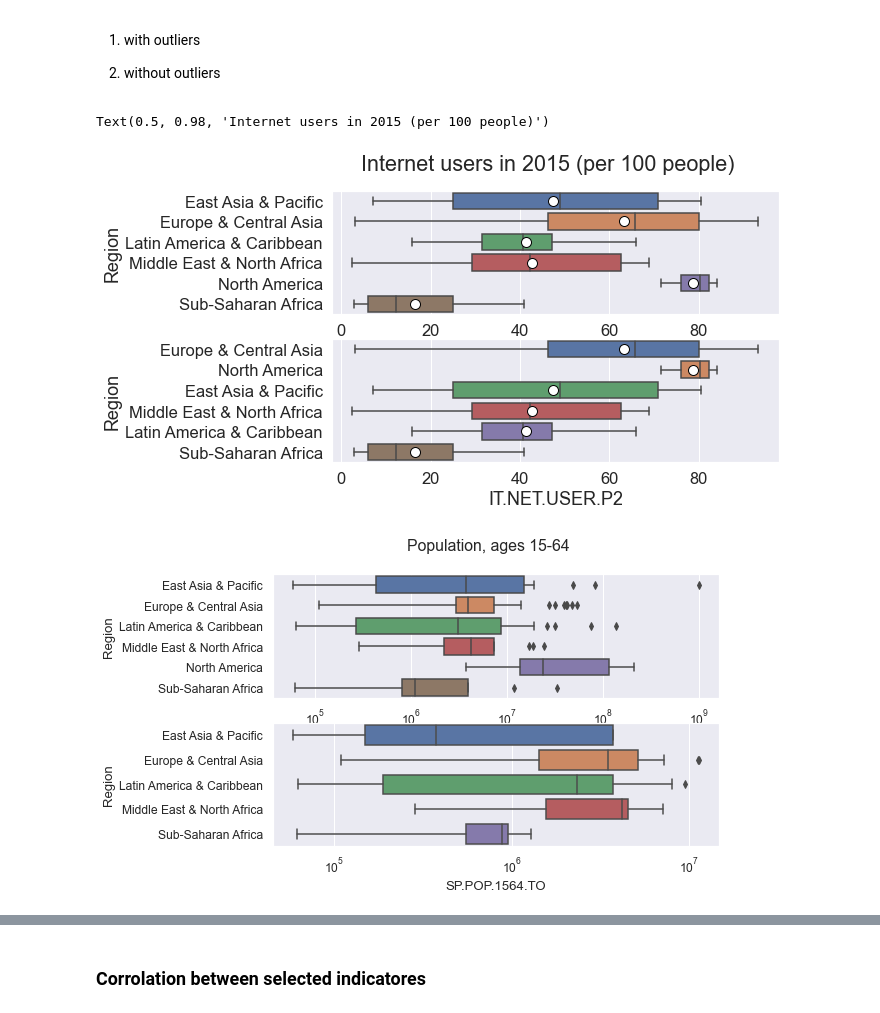
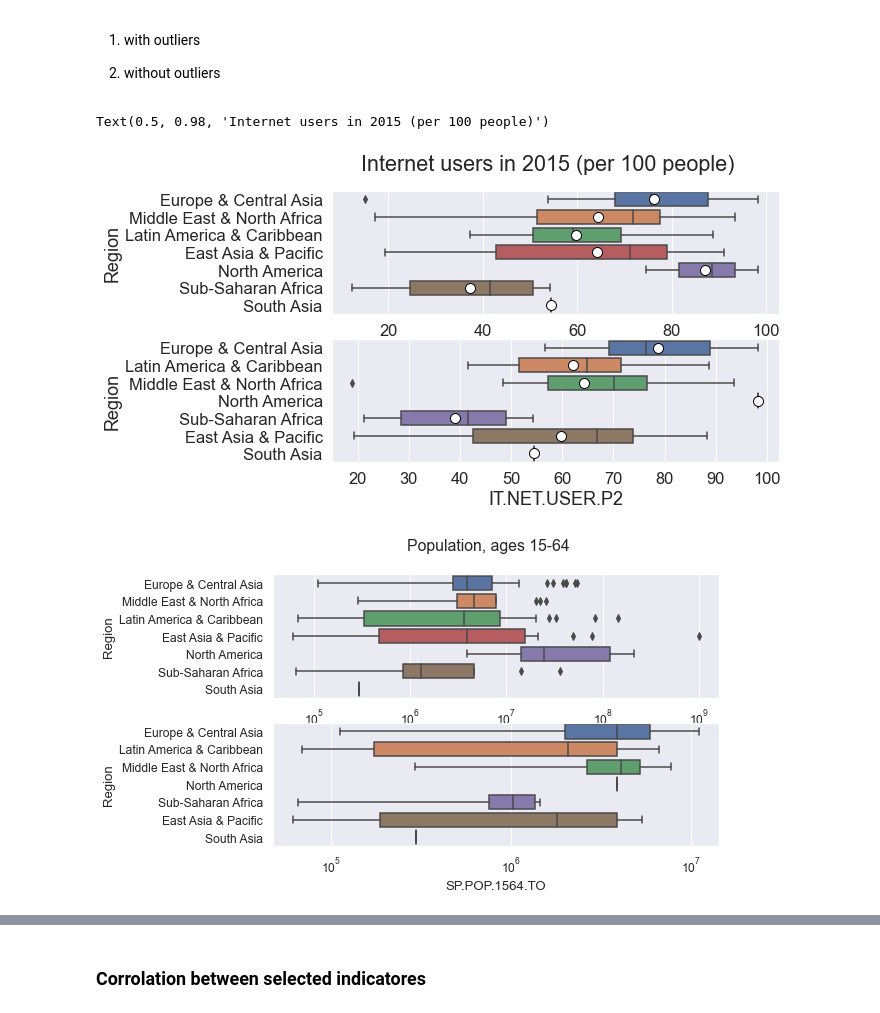
Before and after one commit to Azimoj/EdState-, a Jupyter notebook: P2.ipynb, the cells around one changed output, grey strips where cells are left out. Drawn from its saved outputs; the diff is of its cells as text; code cells hidden in the pictures.

```diff
--- a/P2.ipynb
+++ b/P2.ipynb
@@ -435 +489,3 @@ SP.TER.TOTL.IN 0.14  % missing values
+# %%
+final_df=final_df.rename(columns={'SE.TER.ENRL_x':'SE.TER.ENRL'})
 # %%
@@ -446,0 +503,5 @@ pivot_plus_country.describe()
+# %%
+final_df = final_df.round({'IT.NET.USER.P2': 2,'2010, BAR.TER.CMPT.15UP.ZS':2 ,
+                                              'NY.GDP.PCAP.PP.CD':2,'SE.TER.ENRL':2,
+                                              'SP.POP.1564.TO':2 , 'SP.TER.TOTL.IN':2})
+final_df
@@ -458,17 +529,17 @@ pivot_plus_country = pivot_plus_country.round({'IT.NET.USER.P2': 2,'BAR.TER.CMPT
 # %% [markdown]
 __Filling Missing Values__
 # %%
-pivot_plus_country['BAR.TER.CMPT.15UP.ZS']= pivot_plus_country['BAR.TER.CMPT.15UP.ZS'].fillna(pivot_plus_country['BAR.TER.CMPT.15UP.ZS'].mean())
+final_df['BAR.TER.CMPT.15UP.ZS']= final_df['BAR.TER.CMPT.15UP.ZS'].fillna(final_df['BAR.TER.CMPT.15UP.ZS'].mean())
 
-pivot_plus_country['IT.NET.USER.P2']= pivot_plus_country['IT.NET.USER.P2'].fillna(pivot_plus_country['IT.NET.USER.P2'].median())
+final_df['IT.NET.USER.P2']= final_df['IT.NET.USER.P2'].fillna(final_df['IT.NET.USER.P2'].median())
 
-pivot_plus_country['NY.GNP.PCAP.PP.CD']= pivot_plus_country['NY.GNP.PCAP.PP.CD'].fillna(pivot_plus_country['NY.GNP.PCAP.PP.CD'].median())
+final_df['NY.GDP.PCAP.PP.CD']= final_df['NY.GDP.PCAP.PP.CD'].fillna(final_df['NY.GDP.PCAP.PP.CD'].median())
 
-pivot_plus_country['SE.TER.ENRL']= pivot_plus_country['SE.TER.ENRL'].fillna(pivot_plus_country['SE.TER.ENRL'].median())
+final_df['SE.TER.ENRL']= final_df['SE.TER.ENRL'].fillna(final_df['SE.TER.ENRL'].median())
 
-pivot_plus_country['SE.XPD.TOTL.GB.ZS']= pivot_plus_country['SE.XPD.TOTL.GB.ZS'].fillna(pivot_plus_country['SE.XPD.TOTL.GB.ZS'].median())
+#final_df['SE.XPD.TOTL.GB.ZS']= final_df['SE.XPD.TOTL.GB.ZS'].fillna(final_df['SE.XPD.TOTL.GB.ZS'].median())
 
-pivot_plus_country['SP.POP.1564.TO']= pivot_plus_country['SP.POP.1564.TO'].fillna(pivot_plus_country['SP.POP.1564.TO'].median())
+final_df['SP.POP.1564.TO']= final_df['SP.POP.1564.TO'].fillna(final_df['SP.POP.1564.TO'].median())
 
-pivot_plus_country['SP.TER.TOTL.IN']= pivot_plus_country['SP.TER.TOTL.IN'].fillna(pivot_plus_country['SP.TER.TOTL.IN'].median())
+final_df['SP.TER.TOTL.IN']= final_df['SP.TER.TOTL.IN'].fillna(final_df['SP.TER.TOTL.IN'].median())
 # %%
@@ -514,10 +580,10 @@ pivot_plus_country.shape
 from collections import Counter
 # %%
 # calculate interquartile range
-Q1 = pivot_plus_country.quantile(q=.25)
-Q3 = pivot_plus_country.quantile(q=.75)
+Q1 = final_df.quantile(q=.25)
+Q3 = final_df.quantile(q=.75)
 IQR=Q3-Q1
 
-data_clean1 = pivot_plus_country[~((pivot_plus_country < (Q1-1.5*IQR)) | (pivot_plus_country > (Q3+1.5*IQR))).any(axis=1)]
-data_clean1.shape
+data_clean = final_df[~((final_df < (Q1-1.5*IQR)) | (final_df > (Q3+1.5*IQR))).any(axis=1)]
+data_clean.shape
 # %% [output]
@@ -559,33 +672,34 @@ __Comparing the features bafore and after removing outliers__
 2) without outliers
 # %%
 from pylab import rcParams
+
 sns.set(font_scale=1.5)
 rcParams['figure.figsize'] = 8,5
 plt.subplot(2,1,1)
-ax = sns.boxplot(y="Region", x="IT.NET.USER.P2", data=pivot_plus_country,showmeans=True,
+ax = sns.boxplot(y="Region", x="IT.NET.USER.P2", data=final_df,showmeans=True,
                 meanprops={"marker":"o","markerfacecolor":"white","markeredgecolor":"black","markersize":"10"})
 
 plt.subplot(2,1,2)
-ax = sns.boxplot(y="Region", x="IT.NET.USER.P2", data=data_clean1,showmeans=True,
+ax = sns.boxplot(y="Region", x="IT.NET.USER.P2", data=data_clean,showmeans=True,
                 meanprops={"marker":"o","markerfacecolor":"white","markeredgecolor":"black","markersize":"10"})
 plt.suptitle("Internet users in 2015 (per 100 people)")
 # %% [output]
 Text(0.5, 0.98, 'Internet users in 2015 (per 100 people)')
-[figure, old version]
+[figure, new version]
 # %%
 sns.set(font_scale=1.1)
 plt.figure(figsize=(8,5))
 
 plt.subplot(2,1,1)
-ax = sns.boxplot(y="Region", x="SP.POP.1564.TO", data=pivot_plus_country)
+ax = sns.boxplot(y="Region", x="SP.POP.1564.TO", data=final_df)
 plt.xscale('log')
 plt.suptitle("Population, ages 15-64")
 
 plt.subplot(2,1,2)
-ax = sns.boxplot(y="Region", x="SP.POP.1564.TO", data=data_clean1)
+ax = sns.boxplot(y="Region", x="SP.POP.1564.TO", data=data_clean)
 plt.xscale('log')
 # %% [output]
-[figure, old version]
+[figure, new version]
 # %%
 sns.set(font_scale=1.1)
 plt.figure(figsize=(8,5))
```
Also changed, not shown: parts of 81 cells of this notebook.
